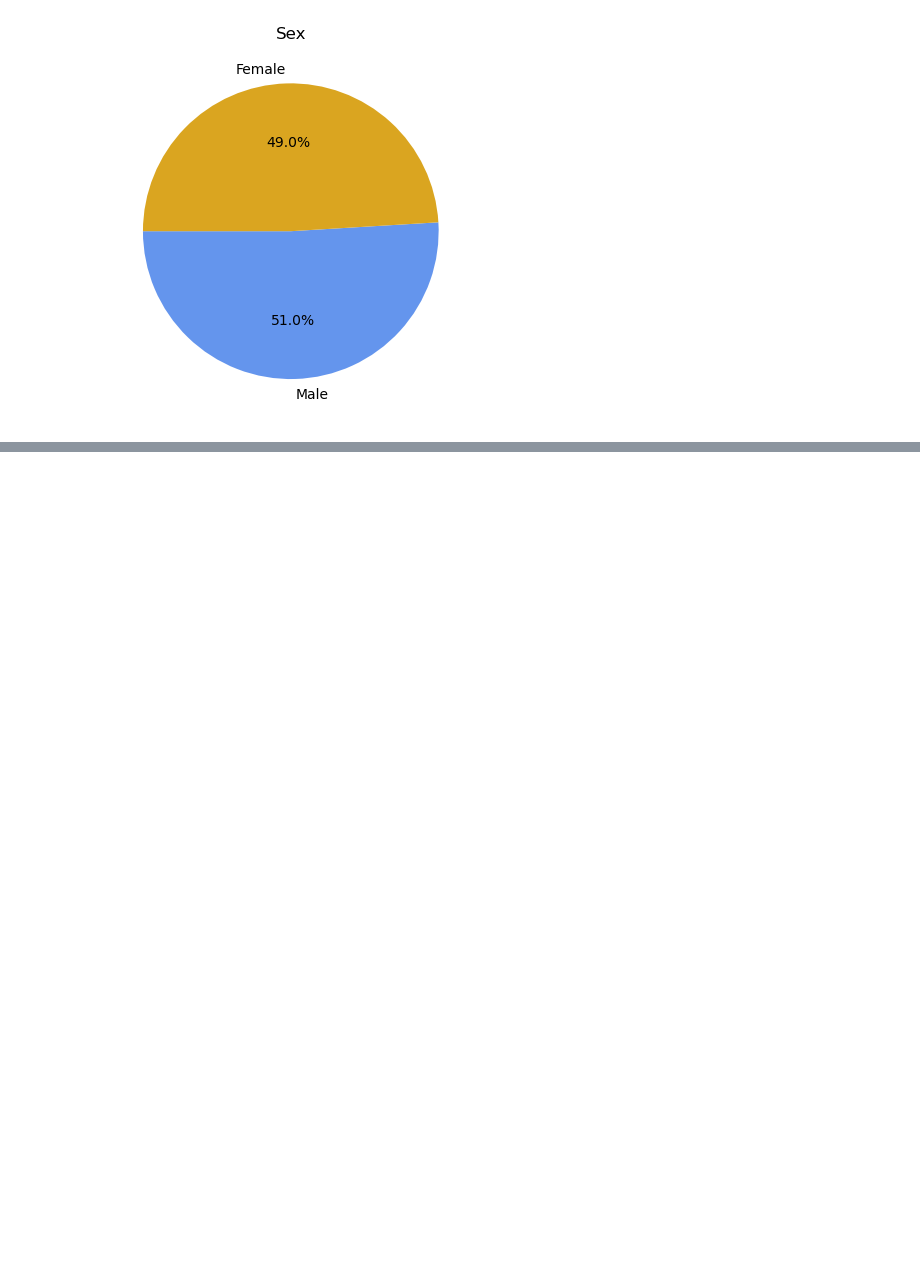
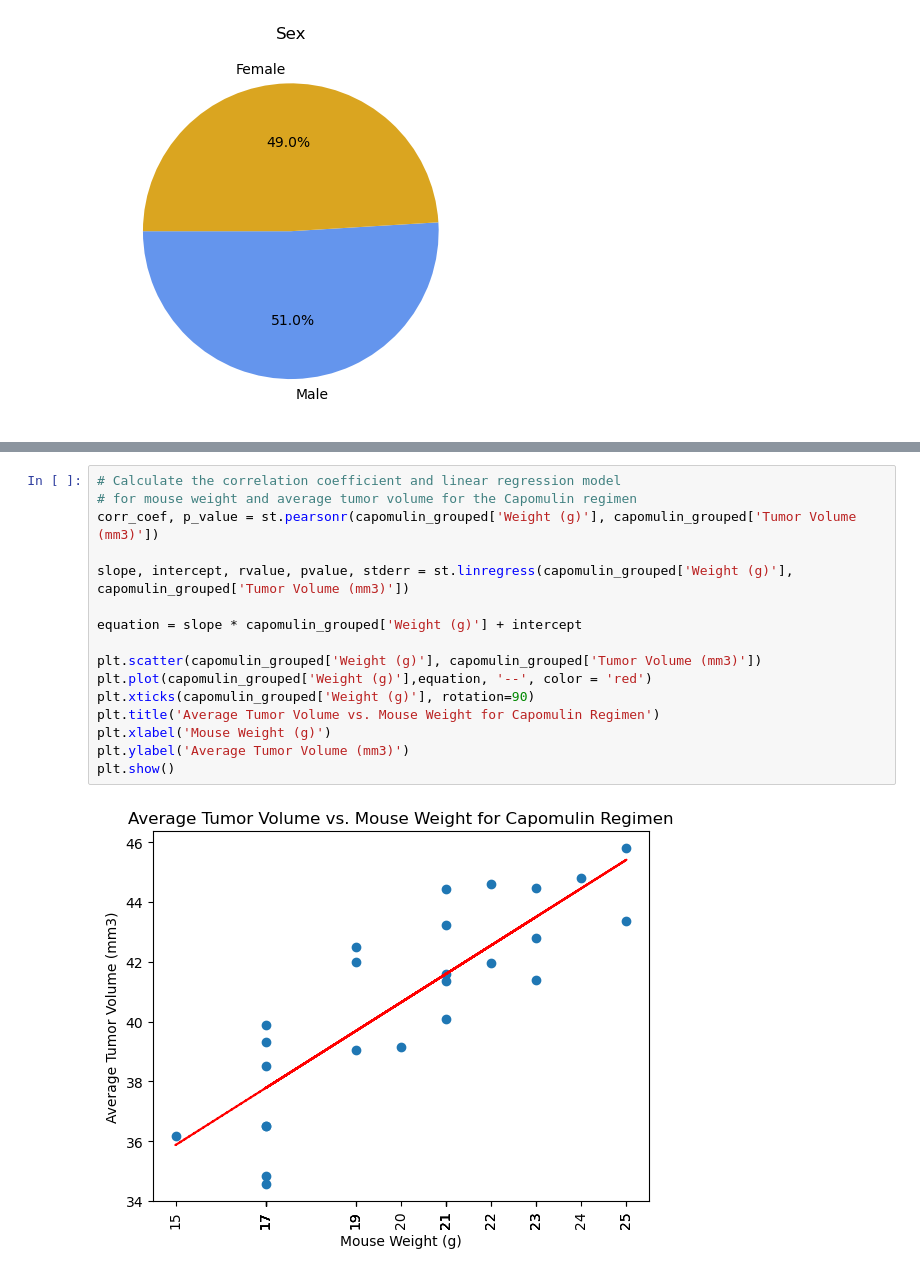
Before and after one commit to beccasolomon22/Pymaceuticals-challenge, a Jupyter notebook: Pymaceuticals_mice.ipynb, the cells around one changed output, grey strips where cells are left out. Drawn from its saved outputs; the diff is of its cells as text; blank space fills up the shorter version.

```diff
--- a/Pymaceuticals_mice.ipynb
+++ b/Pymaceuticals_mice.ipynb
@@ -282,0 +396,18 @@ tumor_vol = []
+# %%
+# Calculate the correlation coefficient and linear regression model
+# for mouse weight and average tumor volume for the Capomulin regimen
+corr_coef, p_value = st.pearsonr(capomulin_grouped['Weight (g)'], capomulin_grouped['Tumor Volume (mm3)'])
+
+slope, intercept, rvalue, pvalue, stderr = st.linregress(capomulin_grouped['Weight (g)'], capomulin_grouped['Tumor Volume (mm3)'])
+
+equation = slope * capomulin_grouped['Weight (g)'] + intercept
+
+plt.scatter(capomulin_grouped['Weight (g)'], capomulin_grouped['Tumor Volume (mm3)'])
+plt.plot(capomulin_grouped['Weight (g)'],equation, '--', color = 'red')
+plt.xticks(capomulin_grouped['Weight (g)'], rotation=90)
+plt.title('Average Tumor Volume vs. Mouse Weight for Capomulin Regimen')
+plt.xlabel('Mouse Weight (g)')
+plt.ylabel('Average Tumor Volume (mm3)')
+plt.show()
+# %% [output]
+[figure, added]
```
Also changed, not shown: parts of 10 cells of this notebook.
